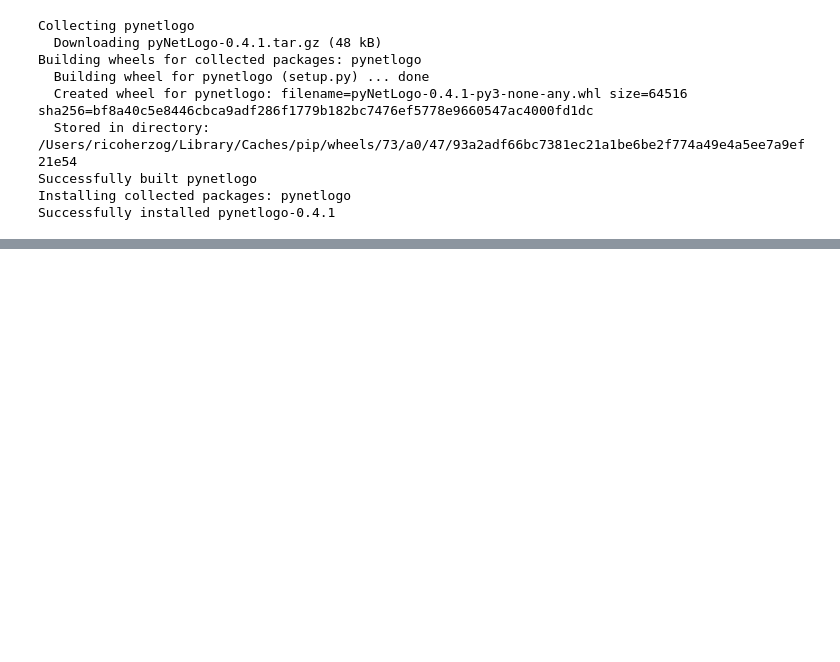
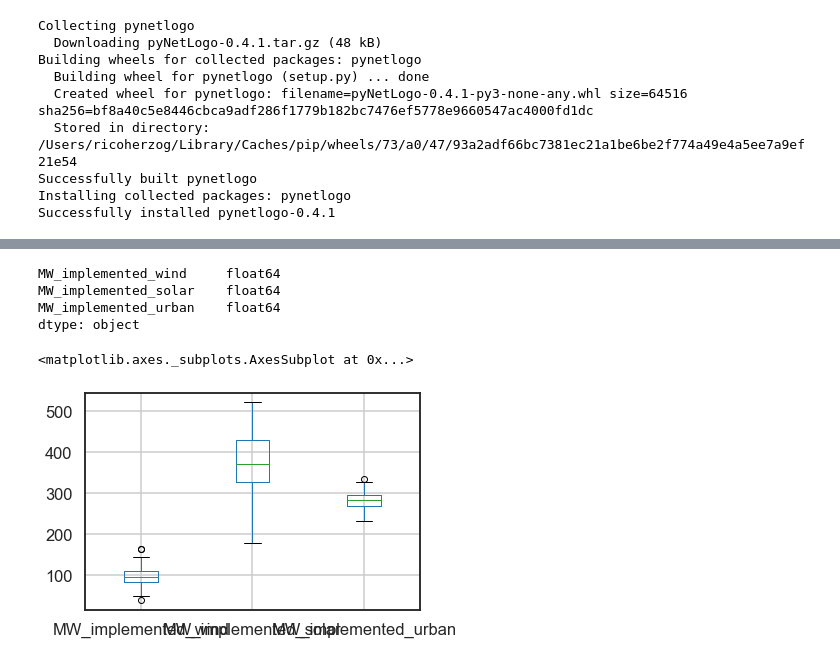
Before and after one commit to fcruztorres/ABM_Energy_Transition, a Jupyter notebook: Experiments with EMA Workbench.ipynb, the cells around one changed output, grey strips where cells are left out. Drawn from its saved outputs; the diff is of its cells as text; code cells hidden in the pictures; blank space fills up the shorter version.

Commit message:
First Results

```diff
--- a/Experiments with EMA Workbench.ipynb
+++ b/Experiments with EMA Workbench.ipynb
@@ -33,4 +34,4 @@ netlogo.load_model('Model.nlogo')
 # %%
 # Parameters
-no_samples = 10
+no_samples = 50
 no_repetitions = 100
@@ -113,3 +129,17 @@ results.to_csv("results/outcomes"+str(dateTimeObj)+".csv")
 # %%
 # to close the netlogo workspace
 netlogo.kill_workspace()
+# %%
+results[["MW_implemented_wind", "MW_implemented_solar", "MW_implemented_urban"]] =results[["MW_implemented_wind", "MW_implemented_solar", "MW_implemented_urban"]].astype(float)
+# %%
+results.dtypes
+# %% [output]
+MW_implemented_wind     float64
+MW_implemented_solar    float64
+MW_implemented_urban    float64
+dtype: object
+# %%
+results.loc[6,:].boxplot()
+# %% [output]
+<matplotlib.axes._subplots.AxesSubplot at 0x...>
+[figure, added]
```
Also changed, not shown: parts of 9 cells of this notebook, 5 other files.
